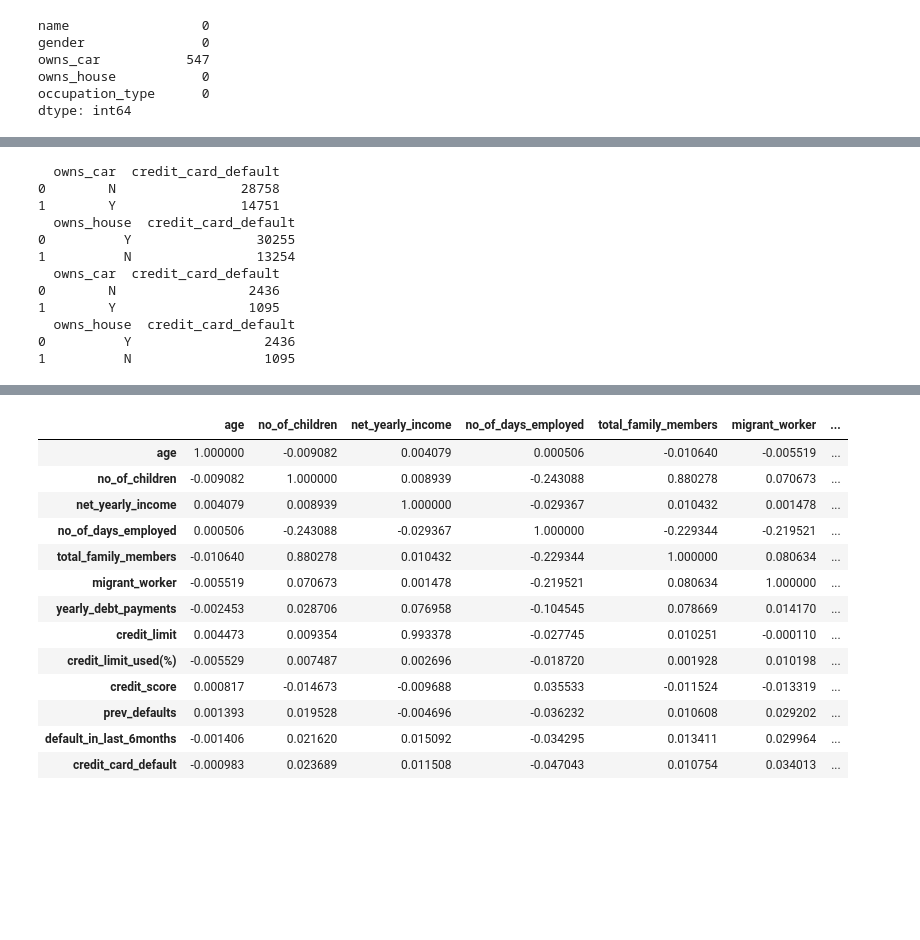
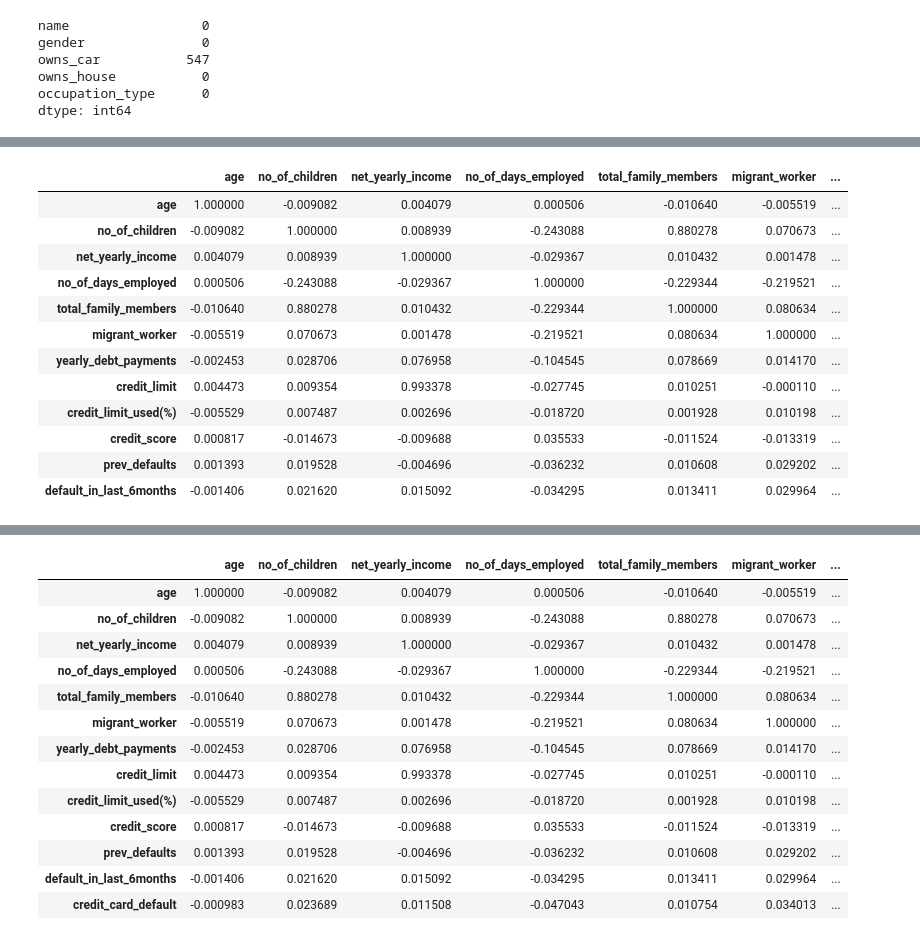
Before and after one commit to MonikaSinghGit/CreditCardDefaultAnalysis, a Jupyter notebook: CreditCardDefaultAnalysis.ipynb, the cells around one changed output, grey strips where cells are left out. Saved outputs shown, nothing was run; the diff lists cells and outputs as text; code cells hidden in the pictures; blank space fills up the shorter version.

```diff
--- a/CreditCardDefaultAnalysis.ipynb
+++ b/CreditCardDefaultAnalysis.ipynb
@@ -175,45 +175,51 @@ occ_per_fig.show()
 [interactive output not drawn]
 [interactive output not drawn]
 # %%
-customer_data_copy2=customer_data.copy()
-customer_data_copy2 = customer_data_copy2.dropna()
+#######Car and house data
+# customer_data_copy2=customer_data.copy()
+# customer_data_copy2 = customer_data_copy2.dropna()
 
-car_df = customer_data_copy2.groupby('owns_car')['credit_card_default'].count().sort_values(ascending = False).reset_index()
-print(car_df)
+# car_df = customer_data_copy2.groupby('owns_car')['credit_card_default'].count().sort_values(ascending = False).reset_index()
+# print(car_df)
 
-house_df = customer_data_copy2.groupby('owns_house')['credit_card_default'].count().sort_values(ascending = False).reset_index()
-print(house_df)
+# house_df = customer_data_copy2.groupby('owns_house')['credit_card_default'].count().sort_values(ascending = False).reset_index()
+# print(house_df)
 
 
 
 
-temp_car1=customer_data_copy2.loc[customer_data_copy2['credit_card_default']==1]
-car_df2 = temp_car1.groupby('owns_car')['credit_card_default'].count().sort_values(ascending = False).reset_index()
-print(car_df2)
+# temp_car1=customer_data_copy2.loc[customer_data_copy2['credit_card_default']==1]
+# car_df2 = temp_car1.groupby('owns_car')['credit_card_default'].count().sort_values(ascending = False).reset_index()
+# print(car_df2)
 
-#temp_house1=customer_data_copy2.loc[customer_data_copy2['credit_card_default']==1]
-house_df2 = temp_car1.groupby('owns_house')['credit_card_default'].count().sort_values(ascending = False).reset_index()
-print(house_df2)
+# #temp_house1=customer_data_copy2.loc[customer_data_copy2['credit_card_default']==1]
+# house_df2 = temp_car1.groupby('owns_house')['credit_card_default'].count().sort_values(ascending = False).reset_index()
+# print(house_df2)
 
-# occ_fig2 = plt.bar(x = occ_df2['occupation_type'], y = occ_df2['credit_card_default'])
-# occ_fig2.show()
-temp5=pd.merge(car_df, car_df2, how='inner', on ='owns_car')
-# temp5
-# temp5['per']=(temp5['credit_card_default_y']/temp5['credit_card_default_x'])*100
-# temp5=temp5.sort_values(by='per', ascending = False)
+# # occ_fig2 = plt.bar(x = occ_df2['occupation_type'], y = occ_df2['credit_card_default'])
+# # occ_fig2.show()
+# temp5=pd.merge(car_df, car_df2, how='inner', on ='owns_car')
+# # temp5
+# # temp5['per']=(temp5['credit_card_default_y']/temp5['credit_card_default_x'])*100
+# # temp5=temp5.sort_values(by='per', ascending = False)
 
-# occ_per_fig = plt.bar(x = temp5['occupation_type'], y = temp5['per'], labels={'x': 'occupation_type', 'y':'Credit card default %'})
-# occ_per_fig.show()
+# # occ_per_fig = plt.bar(x = temp5['occupation_type'], y = temp5['per'], labels={'x': 'occupation_type', 'y':'Credit card default %'})
+# # occ_per_fig.show()
-# %% [output]
-  owns_car  credit_card_default
-0        N                28758
-1        Y                14751
-  owns_house  credit_card_default
-0          Y                30255
-1          N                13254
-  owns_car  credit_card_default
-0        N                 2436
-1        Y                 1095
-  owns_house  credit_card_default
-0          Y                 2436
-1          N                 1095
+# %%
+customer_data_independent_var = customer_data.loc[:, customer_data.columns !='credit_card_default']
+corr_inde_matrix = customer_data_independent_var.corr(method ='pearson')
+corr_inde_matrix
+# %% [output]
+|  | age | no_of_children | net_yearly_income | no_of_days_employed | total_family_members | migrant_worker | ... |
+| age | 1.000000 | -0.009082 | 0.004079 | 0.000506 | -0.010640 | -0.005519 | ... |
+| no_of_children | -0.009082 | 1.000000 | 0.008939 | -0.243088 | 0.880278 | 0.070673 | ... |
+| net_yearly_income | 0.004079 | 0.008939 | 1.000000 | -0.029367 | 0.010432 | 0.001478 | ... |
+| no_of_days_employed | 0.000506 | -0.243088 | -0.029367 | 1.000000 | -0.229344 | -0.219521 | ... |
+| total_family_members | -0.010640 | 0.880278 | 0.010432 | -0.229344 | 1.000000 | 0.080634 | ... |
+| migrant_worker | -0.005519 | 0.070673 | 0.001478 | -0.219521 | 0.080634 | 1.000000 | ... |
+| yearly_debt_payments | -0.002453 | 0.028706 | 0.076958 | -0.104545 | 0.078669 | 0.014170 | ... |
+| credit_limit | 0.004473 | 0.009354 | 0.993378 | -0.027745 | 0.010251 | -0.000110 | ... |
+| credit_limit_used(%) | -0.005529 | 0.007487 | 0.002696 | -0.018720 | 0.001928 | 0.010198 | ... |
+| credit_score | 0.000817 | -0.014673 | -0.009688 | 0.035533 | -0.011524 | -0.013319 | ... |
+| prev_defaults | 0.001393 | 0.019528 | -0.004696 | -0.036232 | 0.010608 | 0.029202 | ... |
+| default_in_last_6months | -0.001406 | 0.021620 | 0.015092 | -0.034295 | 0.013411 | 0.029964 | ... |
```
Also changed, not shown: parts of 9 cells of this notebook.
